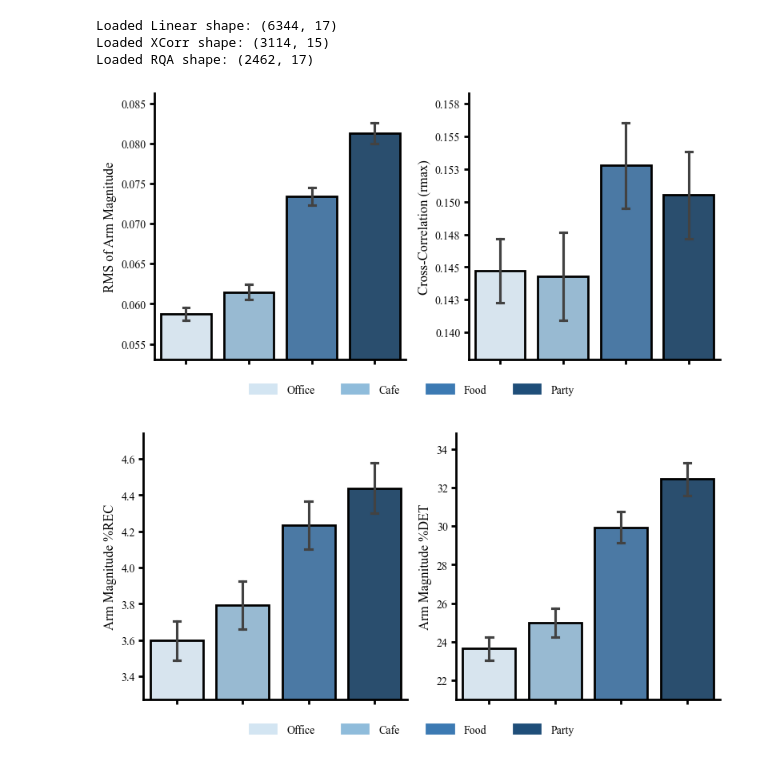
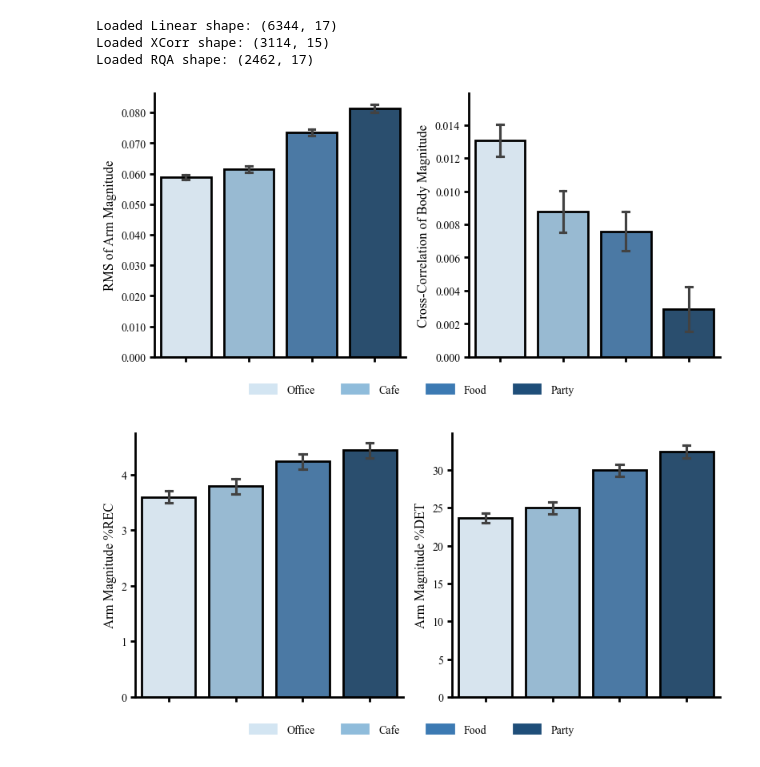
Before and after one commit to MInD-Laboratory/Pose-Dynamics, a Jupyter notebook: projects/Mosaic/notebooks/3_visualisation.ipynb, the cells around one changed output. Cells and saved outputs as stored; diff of their text form; code cells hidden in the pictures.

Commit message:
mosaic plots updated

```diff
--- a/projects/Mosaic/notebooks/3_visualisation.ipynb
+++ b/projects/Mosaic/notebooks/3_visualisation.ipynb
@@ -16,7 +16,7 @@ ROOT = Path.cwd().parents[1] if Path.cwd().name == "MOSAIC" else Path.cwd()
 
 # Figure sources
 linear_file = ROOT / ".." / "linear_results" / "linear_arms_mag.csv"
-xcorr_file = ROOT / ".." / "linear_results" / "xcorr_arms_velmag.csv"
+xcorr_file = ROOT / ".." / "linear_results" / "xcorr_body_velmag.csv"
 rqa_file = ROOT / ".." / "crqa_results" / "crqa_arms_mag.csv"
 
 if not linear_file.exists():
@@ -112,8 +112,8 @@ def make_two_panel_figure(plot_specs, out_stem):
             palette=colors,
             legend=False,
             estimator=np.mean,
-            errorbar=('se', 1),   # <-- use SEM
-            n_boot=0,             # optional, avoids bootstrap CI behavior
+            errorbar=('se', 1),
+            n_boot=0,
             ax=ax,
             edgecolor='black',
             linewidth=2,
@@ -133,7 +133,8 @@ def make_two_panel_figure(plot_specs, out_stem):
             low = (stats['mean'] - stats['sem']).min()
             high = (stats['mean'] + stats['sem']).max()
             span = max(high - low, 1e-6)
-            ax.set_ylim(low - 0.2 * span, high + 0.15 * span)
+            bottom = 0 if low >= 0 else low - 0.2 * span
+            ax.set_ylim(bottom, high + 0.15 * span)
 
         ax.set_ylabel(ylab, fontsize=12, fontproperties=tnr_fp)
         if out_stem == 'linear_summary_mosaic':
@@ -162,35 +163,35 @@ def make_two_panel_figure(plot_specs, out_stem):
         bbox_to_anchor=(0.5, -0.02),
         fontsize=12,
         frameon=False,
     )
     for txt in legend.get_texts():
         txt.set_fontproperties(tnr_fp)
 
     plt.tight_layout(rect=[0, 0.08, 1, 1])
 
-    out_svg = ROOT / 'figs' / f'{out_stem}.svg'
+    out_png = ROOT / 'figs' / f'{out_stem}.png'
     out_pdf = ROOT / 'figs' / f'{out_stem}.pdf'
-    plt.savefig(out_svg, dpi=300, bbox_inches='tight')
+    plt.savefig(out_png, dpi=300, bbox_inches='tight')
     plt.savefig(out_pdf, dpi=300, bbox_inches='tight')
     plt.show()
 
 # Figure 1: Linear metrics (RMS + Cross-Correlation)
 make_two_panel_figure(
     [
         (lin_df, 'RMS', 'RMS of Arm Magnitude'),
-        (xcorr_df, 'XCorr_VelMag_rmax', 'Cross-Correlation (rmax)'),
+        (xcorr_df, 'XCorr_VelMag_r0', 'Cross-Correlation of Body Magnitude'),
     ],
     out_stem='linear_summary_mosaic',
 )
 
 # Figure 2: RQA metrics (%REC + %DET)
 make_two_panel_figure(
     [
         (rqa_wide, 'CRQA_REC', 'Arm Magnitude %REC'),
         (rqa_wide, 'CRQA_DET', 'Arm Magnitude %DET'),
     ],
     out_stem='rqa_summary_mosaic',
 )
 # %% [output]
-[figure, old version]
+[figure, new version]
-[figure, old version]
+[figure, new version]
```
Also changed, not shown: 1 other file.
